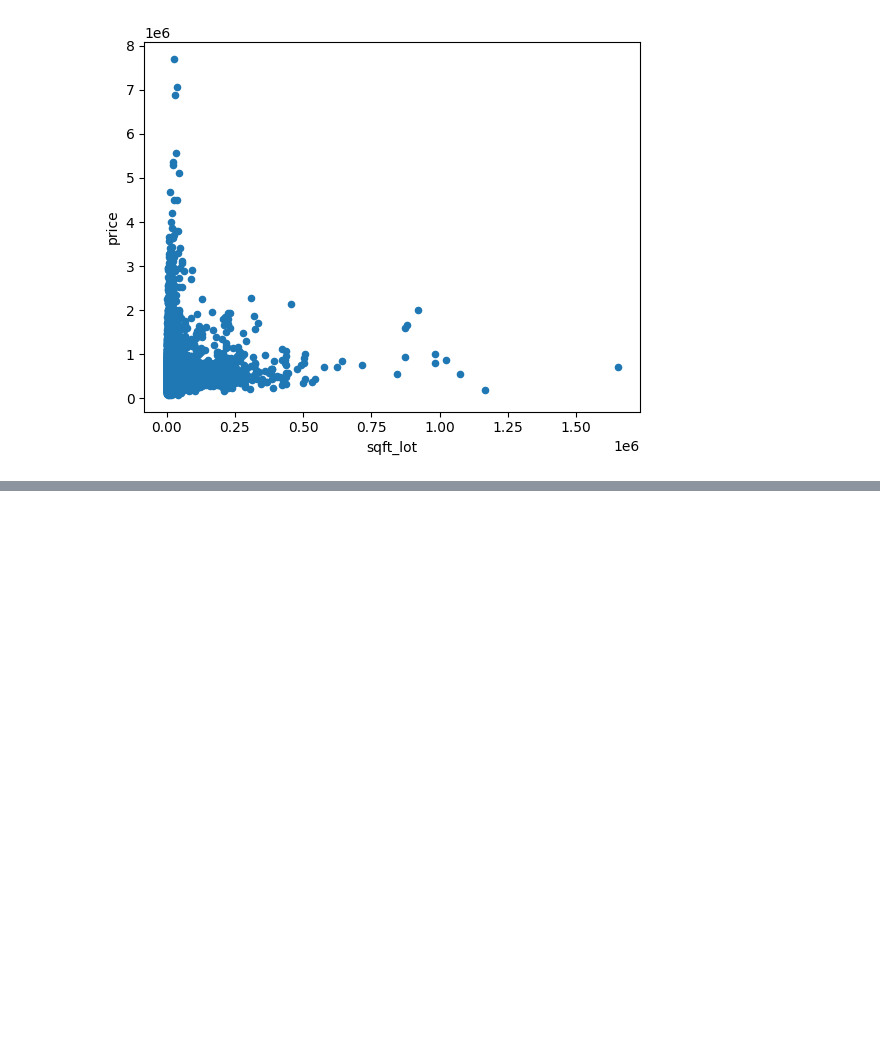
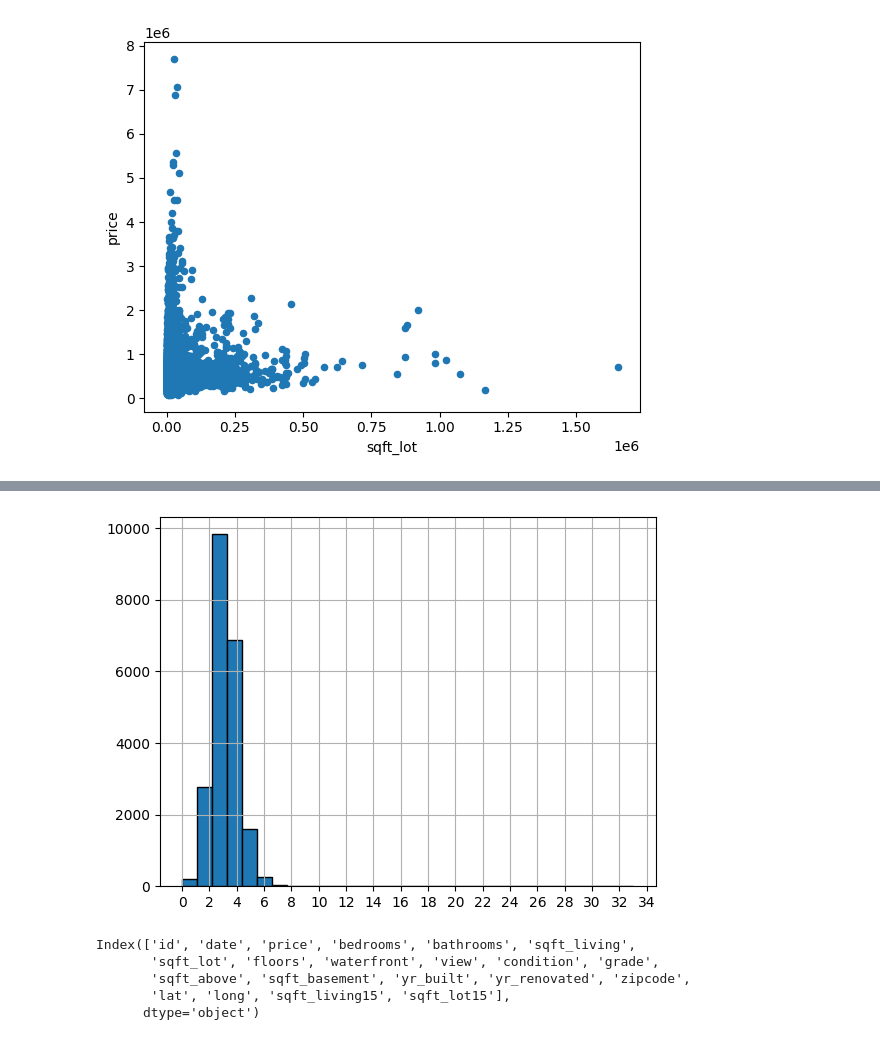
Before and after one commit to Metaphysicist1/GITA-ML, a Jupyter notebook: Task2/Task2_Script.ipynb, the cells around one changed output, grey strips where cells are left out. Saved outputs shown, nothing was run; the diff lists cells and outputs as text; code cells hidden in the pictures; blank space fills up the shorter version.

```diff
--- a/Task2/Task2_Script.ipynb
+++ b/Task2/Task2_Script.ipynb
@@ -180,0 +184,13 @@ ConversionError: Failed to convert value(s) to axis units: 'price'
+# %%
+df["bedrooms"].hist(bins=30, edgecolor='black')
+plt.gca().xaxis.set_major_locator(plt.MaxNLocator(20))  # Control number of ticks
+# %% [output]
+[figure, added]
+# %%
+df.columns
+# %% [output]
+Index(['id', 'date', 'price', 'bedrooms', 'bathrooms', 'sqft_living',
+       'sqft_lot', 'floors', 'waterfront', 'view', 'condition', 'grade',
+       'sqft_above', 'sqft_basement', 'yr_built', 'yr_renovated', 'zipcode',
+       'lat', 'long', 'sqft_living15', 'sqft_lot15'],
+      dtype='object')
```
Also changed, not shown: parts of 11 cells of this notebook.
